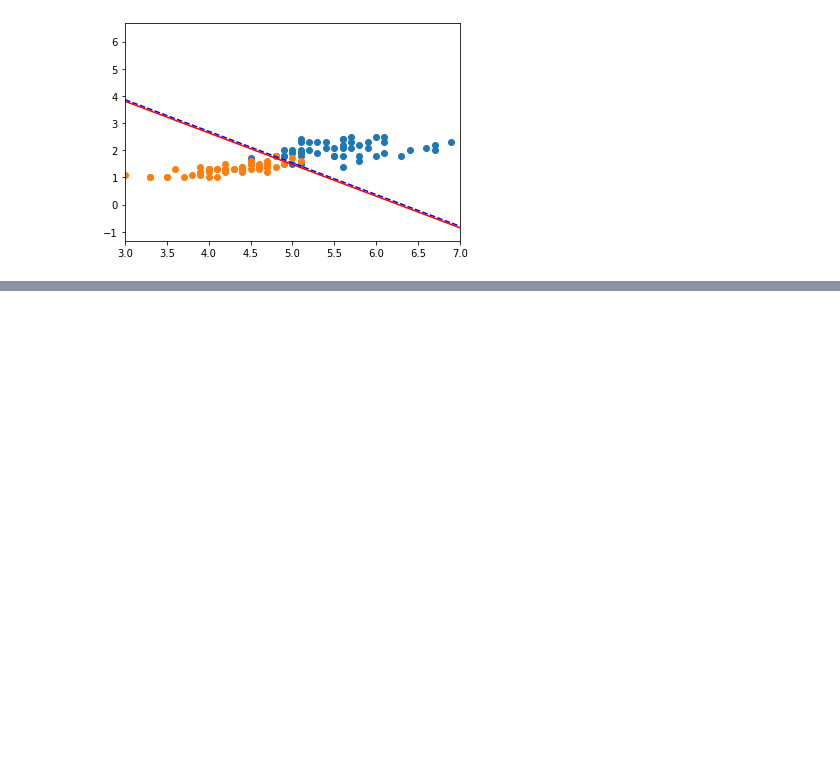
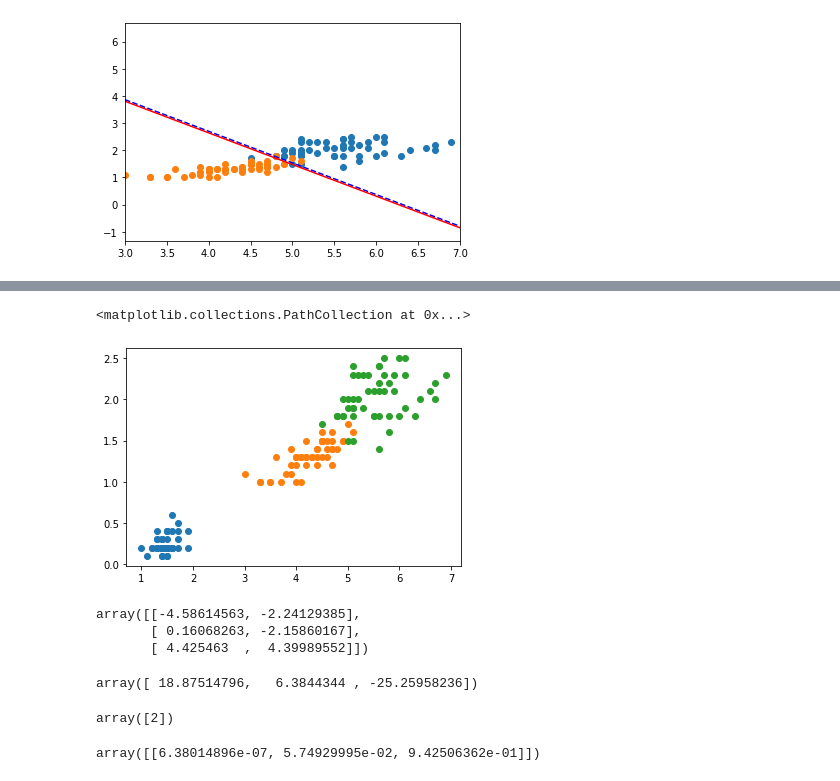
Before and after one commit to bop-hz/mltest, a Jupyter notebook: chapter4/chapter4.ipynb, the cells around one changed output, grey strips where cells are left out. Cells and saved outputs as stored; diff of their text form; code cells hidden in the pictures; blank space fills up the shorter version.

Commit message:
update softmax

```diff
--- a/chapter4/chapter4.ipynb
+++ b/chapter4/chapter4.ipynb
@@ -512,0 +517,4 @@ plt.xlim([3,7])
+# %%
+X= iris["data"][:,(2,3)]
+y = iris["target"]
+y
@@ -512,0 +529,19 @@ plt.xlim([3,7])
+# %%
+ind0 = np.argwhere(y==0)
+plt.scatter(X[ind0,0],X[ind0,1])
+ind1 = np.argwhere(y==1)
+plt.scatter(X[ind1,0],X[ind1,1])
+ind2 = np.argwhere(y==2)
+plt.scatter(X[ind2,0],X[ind2,1])
+# %% [output]
+<matplotlib.collections.PathCollection at 0x...>
+[figure, added]
+# %%
+softmax_reg = LogisticRegression(multi_class="multinomial",solver = "lbfgs",C=10 )
+softmax_reg.fit(X,y)
+model_coeff_multi = softmax_reg.coef_
+model_coeff_multi
+# %% [output]
+array([[-4.58614563, -2.24129385],
+       [ 0.16068263, -2.15860167],
+       [ 4.425463  ,  4.39989552]])
@@ -512,0 +550,13 @@ plt.xlim([3,7])
+# %%
+model_intercept_multi = softmax_reg.intercept_
+model_intercept_multi
+# %% [output]
+array([ 18.87514796,   6.3844344 , -25.25958236])
+# %%
+softmax_reg.predict([[5,2]])
+# %% [output]
+array([2])
+# %%
+softmax_reg.predict_proba([[5,2]])
+# %% [output]
+array([[6.38014896e-07, 5.74929995e-02, 9.42506362e-01]])
```
Also changed, not shown: parts of 20 cells of this notebook.
